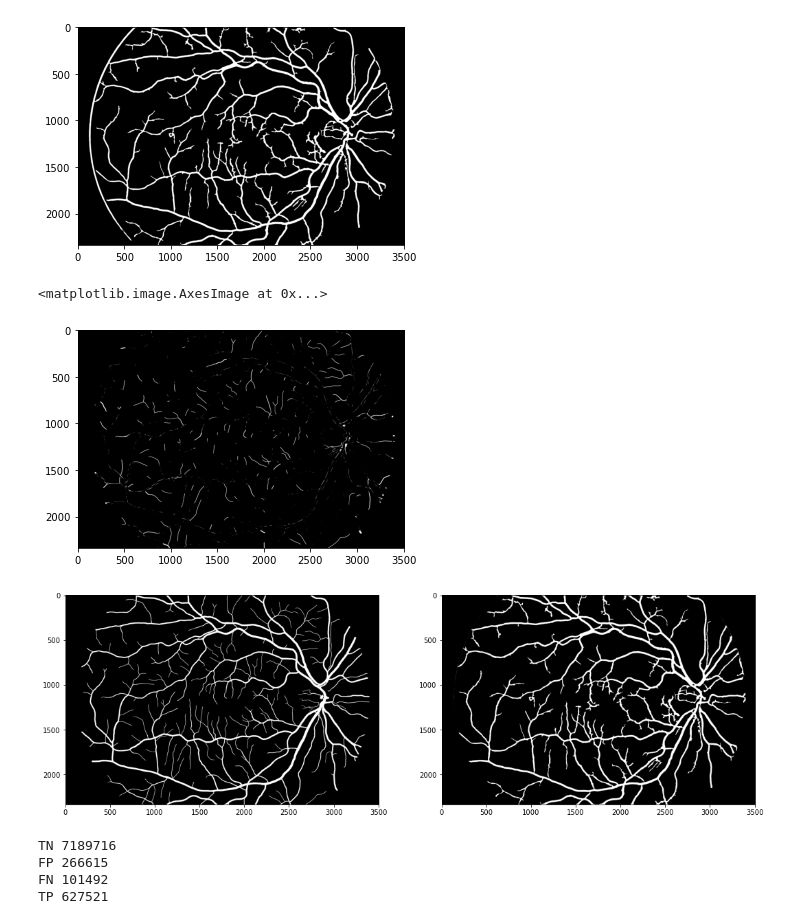
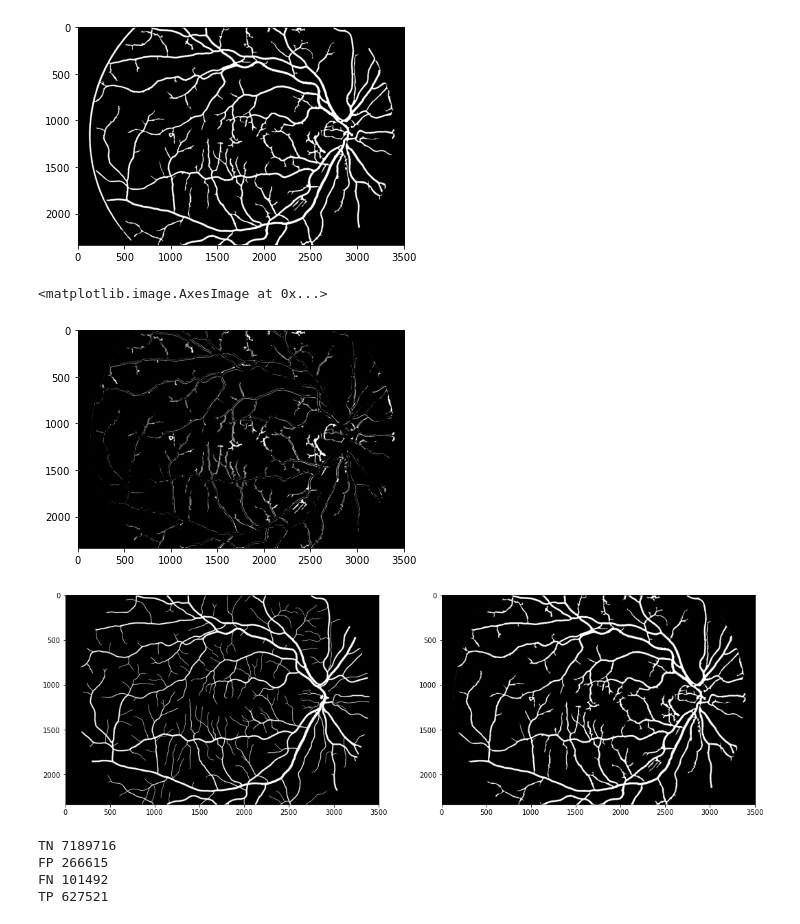
Before and after one commit to codeblessing/S6-IwM, a Jupyter notebook: fundus_vessels.ipynb, the cells around one changed output. Drawn from its saved outputs; the diff is of its cells as text; code cells hidden in the pictures.

```diff
--- a/fundus_vessels.ipynb
+++ b/fundus_vessels.ipynb
@@ -65,20 +65,20 @@ imshow(deblobed, cmap='gray')
 # %%
 from matplotlib import pyplot as plt
 # load the hand-made mask
 mask = cv.imread('data/all/manual1/07_h.tif', cv.IMREAD_GRAYSCALE)
 cut = cv.imread('data/all/mask/07_h_mask.tif', cv.IMREAD_GRAYSCALE)
 cut = cv.bitwise_and(cut, deblobed)
 # imshow(mask, cmap='gray')
-diff = (mask - cut)
+diff = (cut - mask)
 imshow(diff, cmap='gray')
 
 fig, (ax1, ax2) = plt.subplots(1, 2)
 fig.set_size_inches(18, 12)
 ax1.imshow(mask, cmap='gray')
 ax2.imshow(cut, cmap='gray')
 # %% [output]
 <matplotlib.image.AxesImage at 0x...>
-[figure, old version]
+[figure, new version]
 [figure]
 # %%
 from sklearn.metrics import confusion_matrix
```
Also changed, not shown: parts of 15 cells of this notebook, 1 other file.
